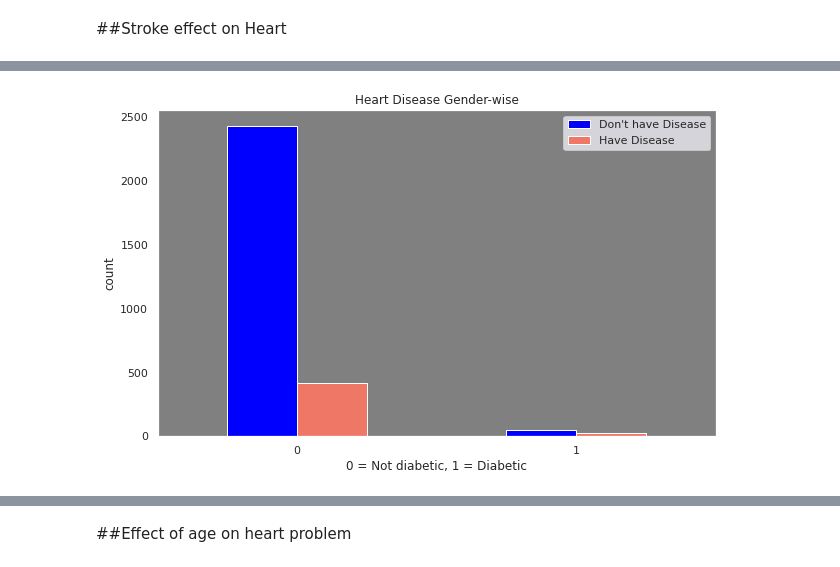
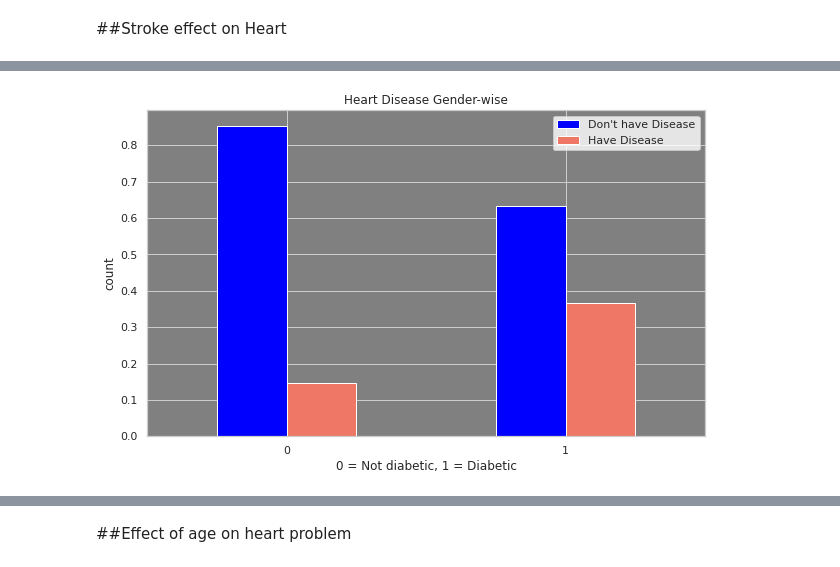
Before and after one commit to guptaprateek98/Capstone_CV_Risk_Prediction, a Jupyter notebook: Capstone_CV_Risk_Prediction.ipynb, the cells around one changed output, grey strips where cells are left out. Saved outputs shown, nothing was run; the diff lists cells and outputs as text; code cells hidden in the pictures.

```diff
--- a/Capstone_CV_Risk_Prediction.ipynb
+++ b/Capstone_CV_Risk_Prediction.ipynb
@@ -385,11 +406,11 @@ plt.show()
 # %%
-pd.crosstab(dataf.diabetes,dataf.Heart_Disease).plot(kind="bar",figsize=(10,6),color=['blue','#EE7766' ]).set_facecolor('grey')
+pd.crosstab(dataf.diabetes,dataf.Heart_Disease, normalize='index').plot(kind="bar",figsize=(10,6),color=['blue','#EE7766' ]).set_facecolor('grey')
 plt.title('Heart Disease Gender-wise')
 plt.xlabel('0 = Not diabetic, 1 = Diabetic')
 plt.xticks(rotation=0)
 plt.legend(["Don't have Disease", "Have Disease"])
 plt.ylabel('count')
 plt.show()
 # %% [output]
-[figure, old version]
+[figure, new version]
 # %%
```
Also changed, not shown: parts of 6 cells of this notebook.
